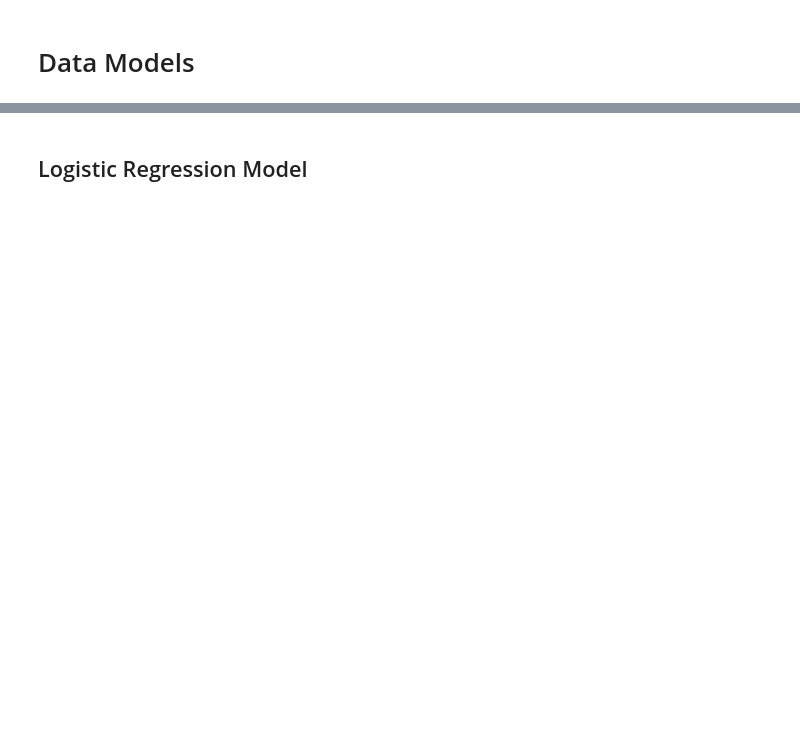
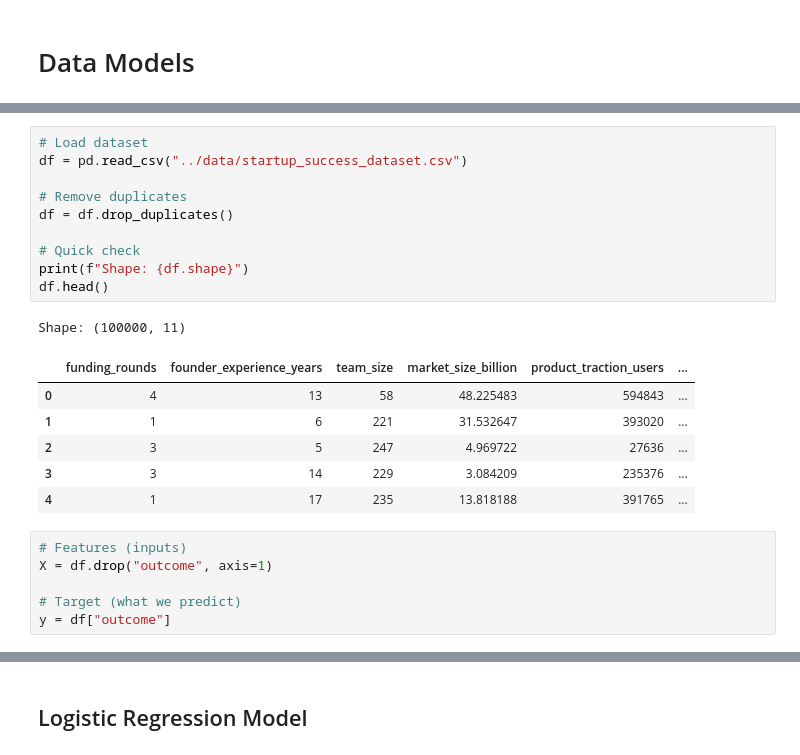
Before and after one commit to datastats01/startup-outcome-analysis, a Jupyter notebook: notebooks/4_data_models.ipynb, the cells around one changed output, grey strips where cells are left out. Drawn from its saved outputs; the diff is of its cells as text; blank space fills up the shorter version.

```diff
--- a/notebooks/4_data_models.ipynb
+++ b/notebooks/4_data_models.ipynb
@@ -2,0 +30,24 @@
+# %%
+# Load dataset
+df = pd.read_csv("../data/startup_success_dataset.csv")
+
+# Remove duplicates
+df = df.drop_duplicates()
+
+# Quick check
+print(f"Shape: {df.shape}")
+df.head()
+# %% [output]
+Shape: (100000, 11)
+|  | funding_rounds | founder_experience_years | team_size | market_size_billion | product_traction_users | ... |
+| 0 | 4 | 13 | 58 | 48.225483 | 594843 | ... |
+| 1 | 1 | 6 | 221 | 31.532647 | 393020 | ... |
+| 2 | 3 | 5 | 247 | 4.969722 | 27636 | ... |
+| 3 | 3 | 14 | 229 | 3.084209 | 235376 | ... |
+| 4 | 1 | 17 | 235 | 13.818188 | 391765 | ... |
+# %%
+# Features (inputs)
+X = df.drop("outcome", axis=1)
+
+# Target (what we predict)
+y = df["outcome"]
```
Also changed, not shown: parts of 17 cells of this notebook, 4 other files.
